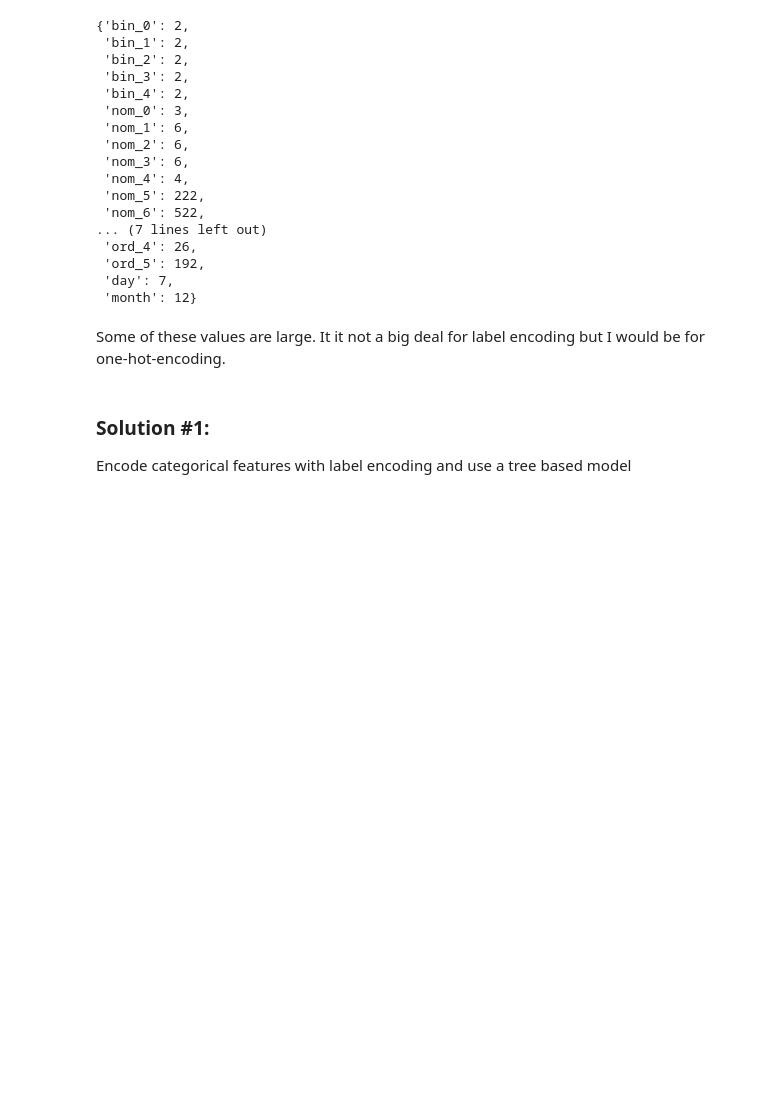
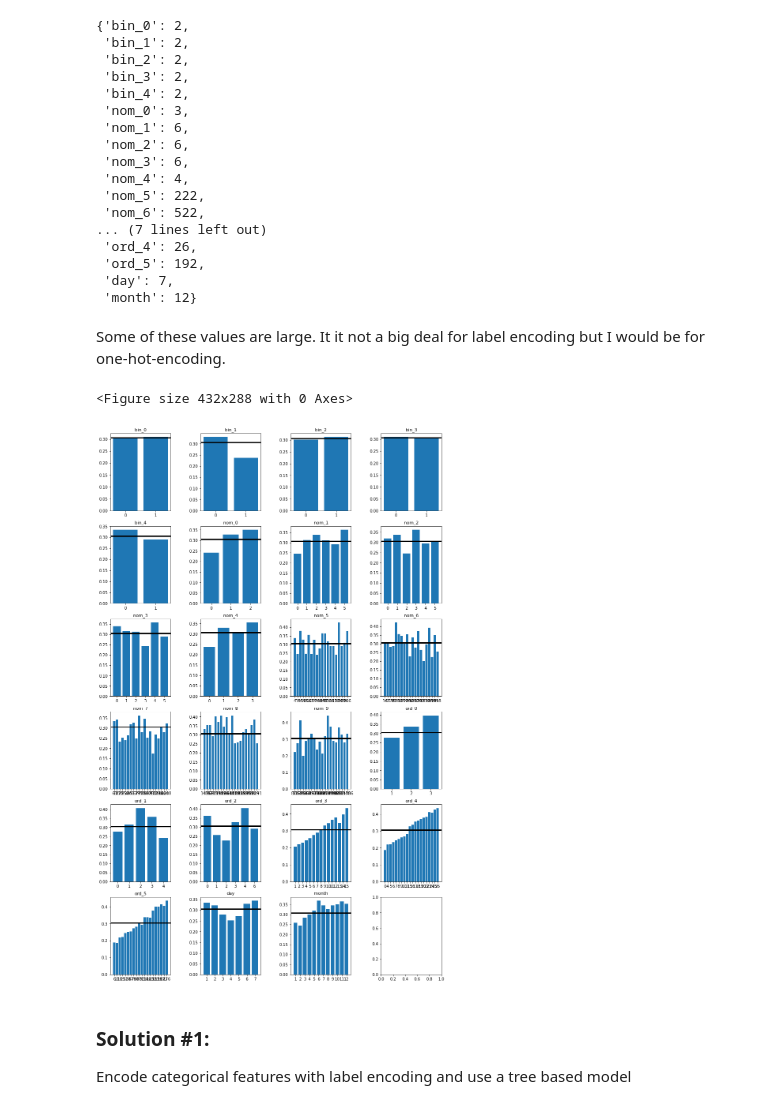
Before and after one commit to yanneta/msds699, a Jupyter notebook: notebooks/3_categorical_encoding.ipynb, the cells around one changed output. Drawn from its saved outputs; the diff is of its cells as text; code cells hidden in the pictures; blank space fills up the shorter version.

Commit message:
adding plot to notebook 3

```diff
--- a/notebooks/3_categorical_encoding.ipynb
+++ b/notebooks/3_categorical_encoding.ipynb
@@ -117,6 +128,36 @@ Now let's look at how many unique values each features has.
  'month': 12}
 # %% [markdown]
 Some of these values are large. It it not a big deal for label encoding but I would be for one-hot-encoding.
+# %%
+def plot_multiple_categorical(X, Y, features, top_n=20):
+
+    ref = Y.mean() # Reference
+    subplots_per_row = 4; landmark = .01
+    plt.figure()
+    nb_rows = int(np.floor(len(features) / subplots_per_row)) + 1
+    fig, ax = plt.subplots(nb_rows, subplots_per_row,
+                           figsize=(15, 4.2 * nb_rows))
+    plt.subplots_adjust(hspace = .2, wspace = 0.5)
+    i = 0; n_row=0; n_col=0
+    for feature in features:
+        dff = pd.DataFrame({'x': x_train[feature], 'y': y_train})
+        tdf = dff.groupby(['x']).agg({'y': ['count', 'mean']})
+        tdf = tdf.sort_values(('y', 'count'), ascending=False).head(
+            top_n).sort_index()
+
+        tdf.index = tdf.index.map(str)
+        ax[n_row, n_col].bar(tdf.index, tdf['y']['mean'].values)
+        ax[n_row, n_col].axhline(y=ref, linewidth=3, color='black')
+        ax[n_row, n_col].set_title(feature, fontsize=11)
+        n_col += 1
+        if n_col == subplots_per_row:
+            n_col = 0
+            n_row += 1
+# %%
+plot_multiple_categorical(x_train, y_train, x_train.columns)
+# %% [output]
+<Figure size 432x288 with 0 Axes>
+[figure, added]
 # %% [markdown]
 ### Solution #1:
 Encode categorical features with label encoding and use a tree based model
```
Also changed, not shown: parts of 32 cells of this notebook.
